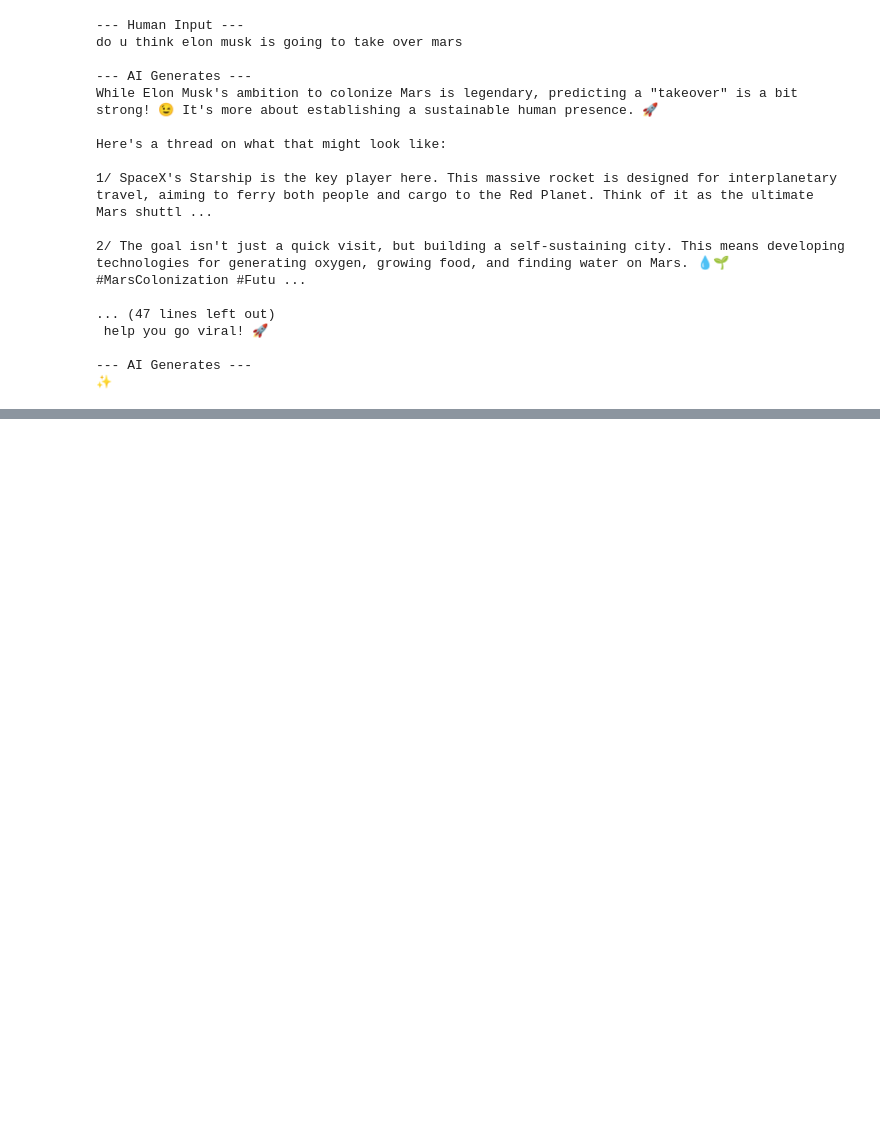
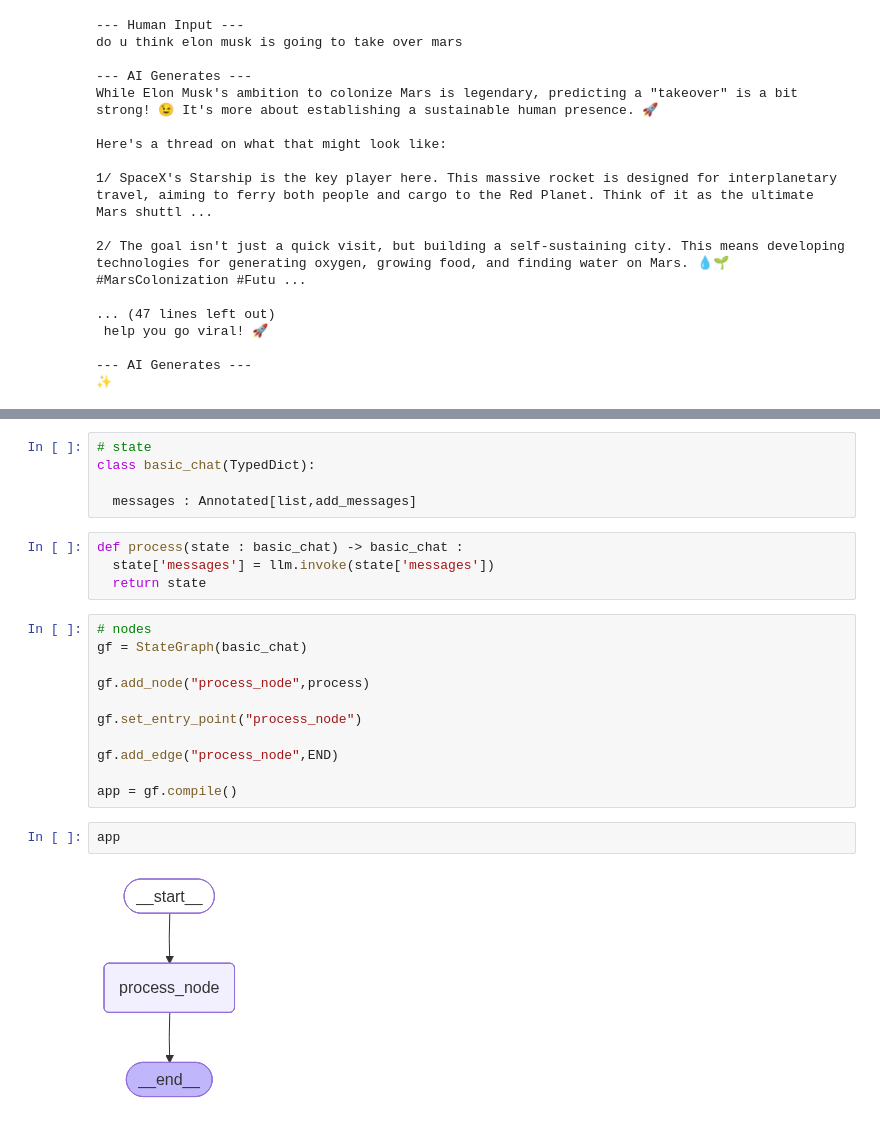
Before and after one commit to mahikshith/Langgraph, a Jupyter notebook: Advanced_agents.ipynb, the cells around one changed output, grey strips where cells are left out. Cells and saved outputs as stored; diff of their text form; blank space fills up the shorter version.

```diff
--- a/Advanced_agents.ipynb
+++ b/Advanced_agents.ipynb
@@ -128,0 +283,24 @@ Here's a thread on what that might look like:
+# %%
+# state
+class basic_chat(TypedDict):
+
+  messages : Annotated[list,add_messages]
+# %%
+def process(state : basic_chat) -> basic_chat :
+  state['messages'] = llm.invoke(state['messages'])
+  return state
+# %%
+# nodes
+gf = StateGraph(basic_chat)
+
+gf.add_node("process_node",process)
+
+gf.set_entry_point("process_node")
+
+gf.add_edge("process_node",END)
+
+app = gf.compile()
+# %%
+app
+# %% [output]
+[figure, added]
```
Also changed, not shown: parts of 23 cells of this notebook.
